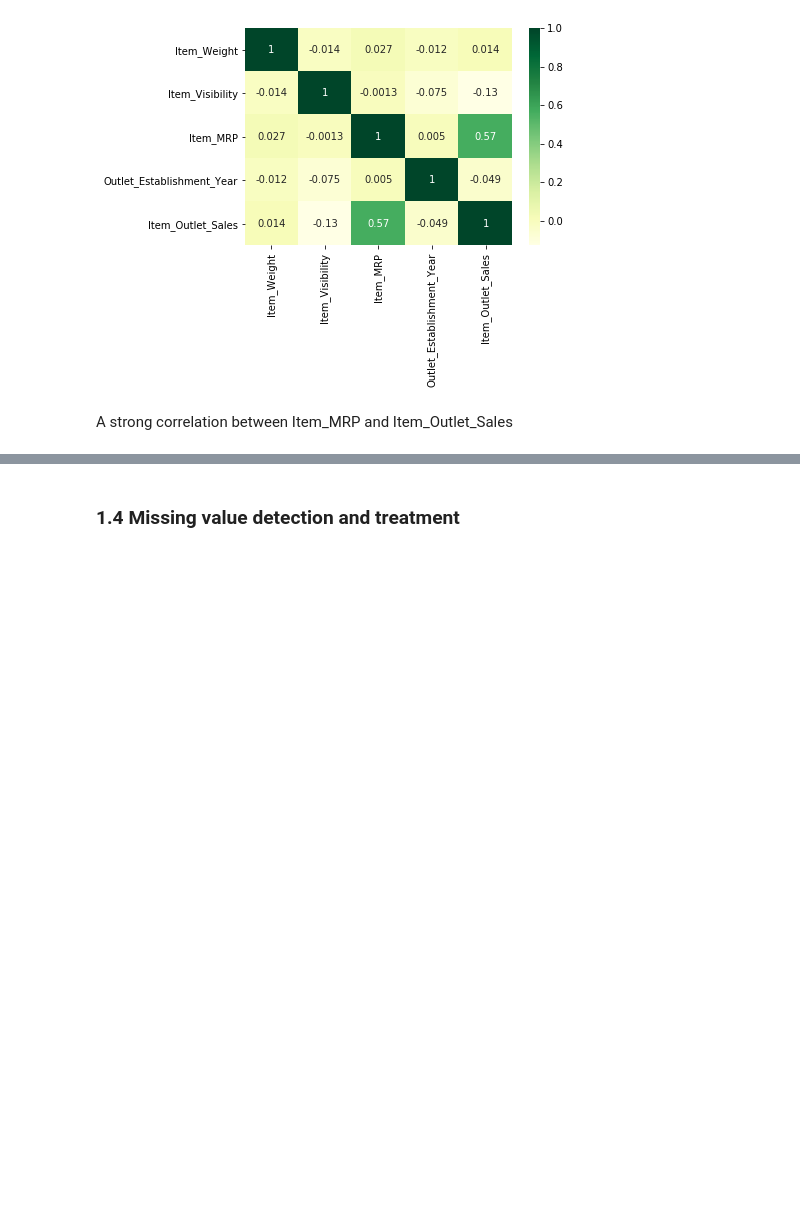
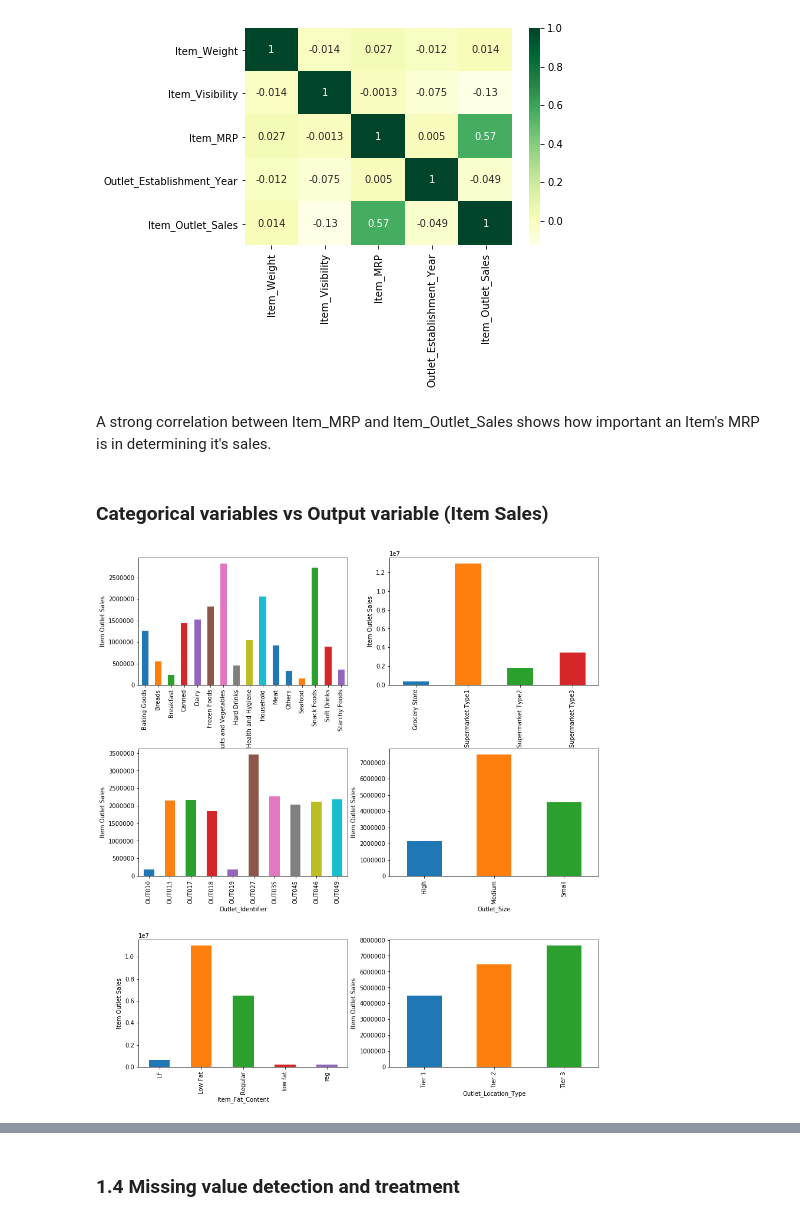
Before and after one commit to si-sa/Big-Mart-Sales-Prediction, a Jupyter notebook: Big Mart Sales Prediction.ipynb, the cells around one changed output, grey strips where cells are left out. Cells and saved outputs as stored; diff of their text form; code cells hidden in the pictures; blank space fills up the shorter version.

```diff
--- a/Big Mart Sales Prediction.ipynb
+++ b/Big Mart Sales Prediction.ipynb
@@ -107,4 +112,15 @@ sns.heatmap(train.corr(), annot=True, cmap='YlGn')
 <matplotlib.axes._subplots.AxesSubplot at 0x...>
 [figure]
 # %% [markdown]
-A strong correlation between Item_MRP and Item_Outlet_Sales
+A strong correlation between Item_MRP and Item_Outlet_Sales shows how important an Item's MRP is in determining it's sales.
+# %% [markdown]
+### Categorical variables vs Output variable (Item Sales)
+# %%
+fig, ax = plt.subplots(3, 2, figsize=(14, 6))
+for i in range(len(categorical_columns)):
+    plt.subplots_adjust(left=None, bottom=0, right=None, top=2, wspace=None, hspace=0.5)
+    ax.flatten()[i].set_xlabel(categorical_columns[i])
+    ax.flatten()[i].set_ylabel('Item Outlet Sales')
+    train[[categorical_columns[i], 'Item_Outlet_Sales']].groupby(categorical_columns[i])['Item_Outlet_Sales'].sum().plot.bar(ax=ax.flatten()[i])
+# %% [output]
+[figure, added]
```
Also changed, not shown: parts of 19 cells of this notebook.
